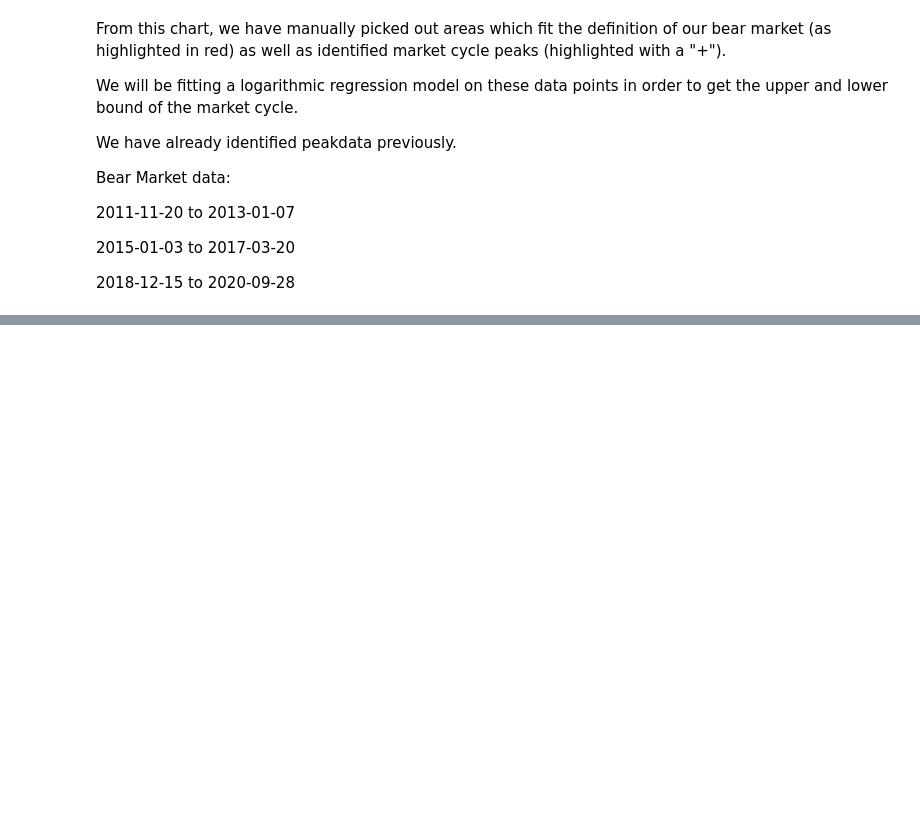
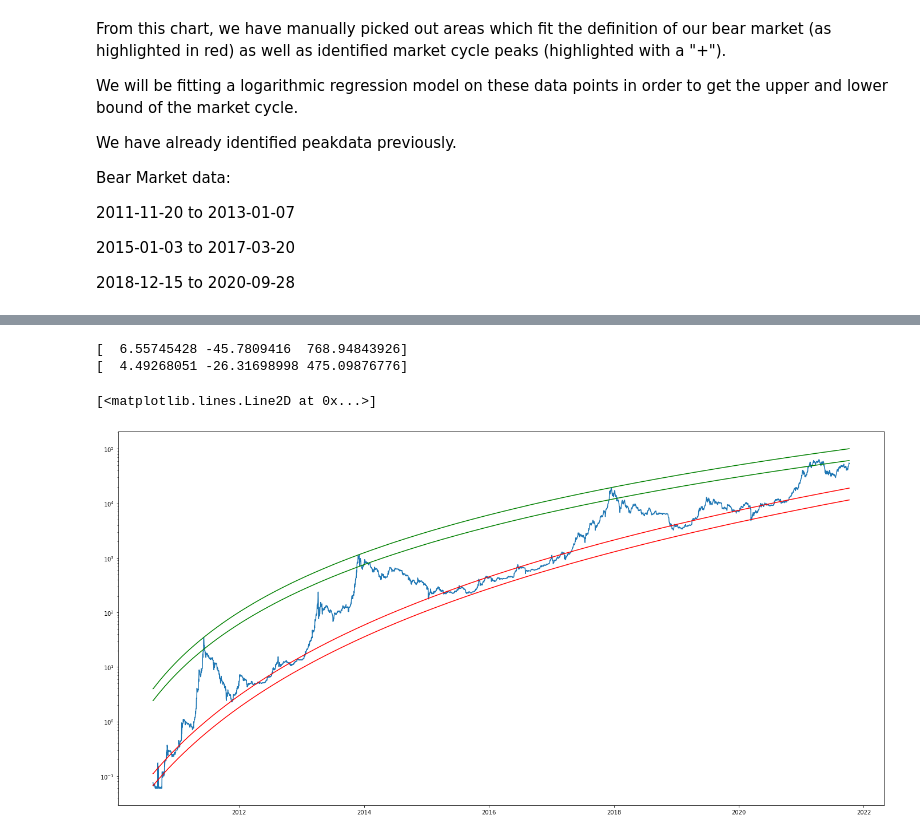
Before and after one commit to AvranWong/bitcoin_historical_movements, a Jupyter notebook: macroeconmic_indicators_bitcoin.ipynb, the cells around one changed output, grey strips where cells are left out. Cells and saved outputs as stored; diff of their text form; code cells hidden in the pictures; blank space fills up the shorter version.

```diff
--- a/macroeconmic_indicators_bitcoin.ipynb
+++ b/macroeconmic_indicators_bitcoin.ipynb
@@ -388,0 +352,10 @@ print(np.exp(fitted_data))
+# %%
+# Create one temporary data frame for each period before concatnating together
+w = btcdata.loc[(btcdata["Date"] <= "2011-04-08")]
+x = btcdata.loc[(btcdata["Date"] >= "2011-11-20") & (btcdata["Date"] <= "2013-01-07")]
+y = btcdata.loc[(btcdata["Date"] >= "2015-01-03") & (btcdata["Date"] <= "2017-03-20")]
+z = btcdata.loc[(btcdata["Date"] >= "2018-12-15") & (btcdata["Date"] <= "2020-09-28")]
+data =[w,x,y,z]
+bear_market_data = pd.DataFrame(columns=['Date', 'Value'])
+bear_market_data = pd.concat(data)
+bear_market_data.head()
@@ -388,0 +369,40 @@ print(np.exp(fitted_data))
+# %%
+from scipy.optimize import curve_fit
+# Regression Fitting function
+def log_reg(x,p1,p2,p3):
+    #The formula for a logarithmic equation
+    return p1*np.log(x+p3)+p2
+# Curve fitting function
+def fit(xdata,ydata):
+    p,cov = curve_fit(log_reg,xdata,ydata)
+    print(p)
+    fitted_data = log_reg(xtest,p[0],p[1],p[2])
+    return fitted_data
+# %%
+#test for bear data
+xbear = np.array([x+1 for x in bear_market_data.index])
+ybear = np.log(bear_market_data["Value"])
+xtest = np.array([x+1 for x in range(len(btcdata))])
+fitted_bear = fit(xbear,ybear)
+
+#test for peak data, functions seem to work , need reorganising
+xpeak =np.array([x+1 for x in peakdata.index])
+ypeak =np.log(peakdata["Value"])
+fitted_peak =fit(xpeak,ypeak)
+
+fig = plt.figure(figsize=(24, 12))
+ax = plt.gca()
+ax.set_yscale('log')
+#Plots Bitcoins data
+plt.plot(btcdata["Date"],btcdata["Value"])
+#Plots fitted line
+plt.plot(btcdata["Date"],np.exp(fitted_peak),c="g")
+plt.plot(btcdata["Date"],np.exp(fitted_peak-0.5),c="g")
+
+plt.plot(btcdata["Date"],np.exp(fitted_bear), c="r")
+plt.plot(btcdata["Date"],np.exp(fitted_bear-0.5),c="r")
+# %% [output]
+[  6.55745428 -45.7809416  768.94843926]
+[  4.49268051 -26.31698998 475.09876776]
+[<matplotlib.lines.Line2D at 0x...>]
+[figure, added]
```
Also changed, not shown: parts of 27 cells of this notebook.
